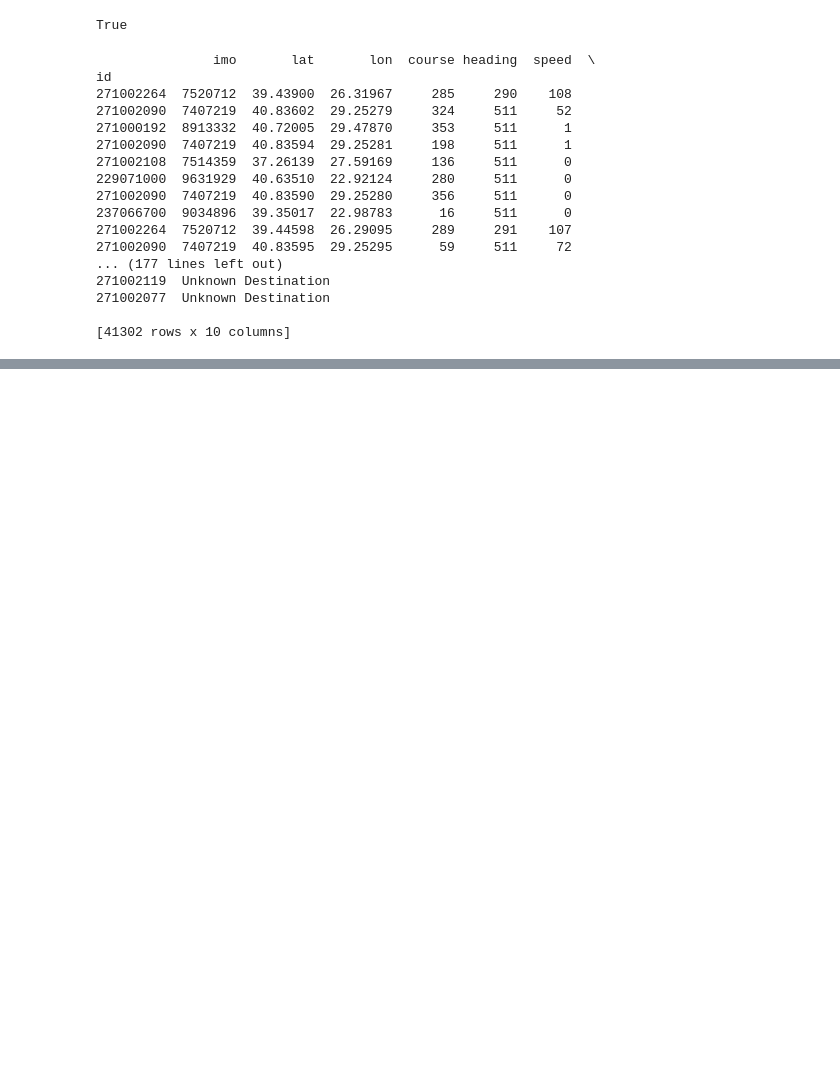
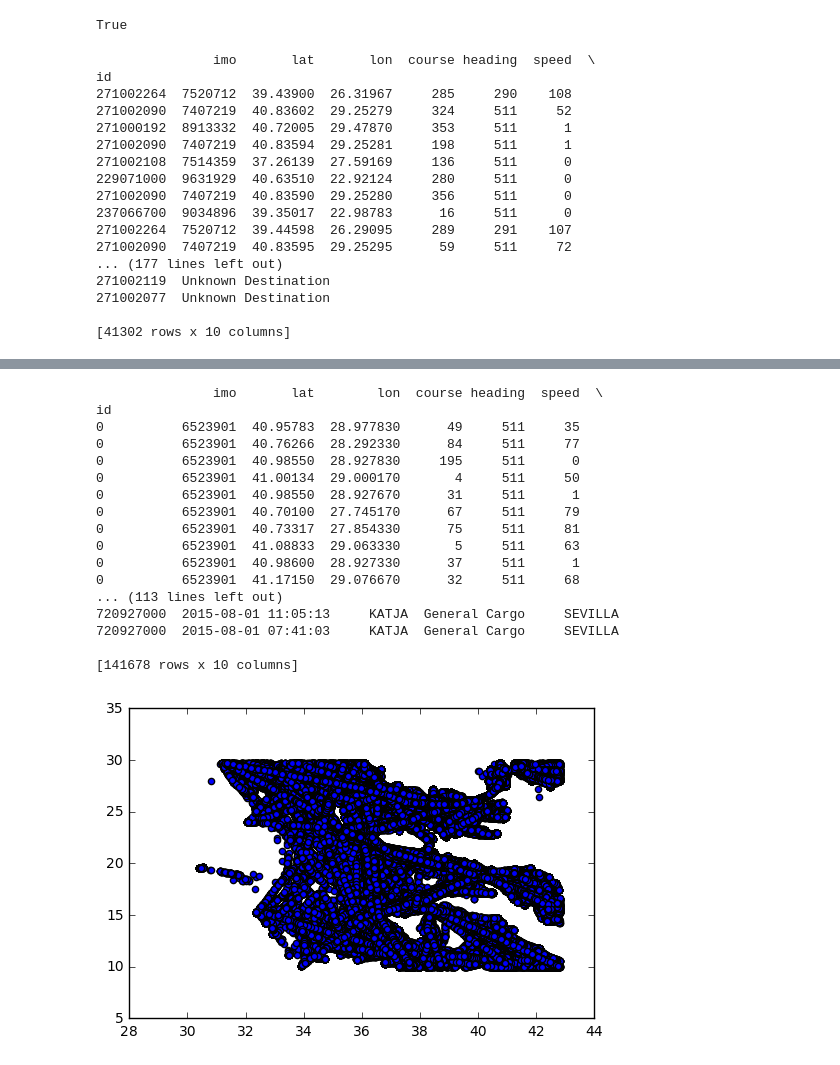
Before and after one commit to chara-b/shipstracking, a Jupyter notebook: Untitled.ipynb, the cells around one changed output, grey strips where cells are left out. Cells and saved outputs as stored; diff of their text form; code cells hidden in the pictures; blank space fills up the shorter version.

```diff
--- a/Untitled.ipynb
+++ b/Untitled.ipynb
@@ -110 +144,31 @@ id
+# %%
+df = df.sort_index()
+
+df=df.groupby(df.index)
+
+print(df.head(100))
+
+# plot lat against lon to see the anomalous ones
+plt.figure()
+plt.scatter(df['lat'].head(1000), df['lon'].head(1000))
+plt.show()
+# %% [output]
+               imo       lat        lon  course heading  speed  \
+id
+0          6523901  40.95783  28.977830      49     511     35
+0          6523901  40.76266  28.292330      84     511     77
+0          6523901  40.98550  28.927830     195     511      0
+0          6523901  41.00134  29.000170       4     511     50
+0          6523901  40.98550  28.927670      31     511      1
+0          6523901  40.70100  27.745170      67     511     79
+0          6523901  40.73317  27.854330      75     511     81
+0          6523901  41.08833  29.063330       5     511     63
+0          6523901  40.98600  28.927330      37     511      1
+0          6523901  41.17150  29.076670      32     511     68
+... (113 lines left out)
+720927000  2015-08-01 11:05:13     KATJA  General Cargo     SEVILLA
+720927000  2015-08-01 07:41:03     KATJA  General Cargo     SEVILLA
+
+[141678 rows x 10 columns]
+[figure, added]
 # %%
```
Also changed, not shown: parts of 5 cells of this notebook.
